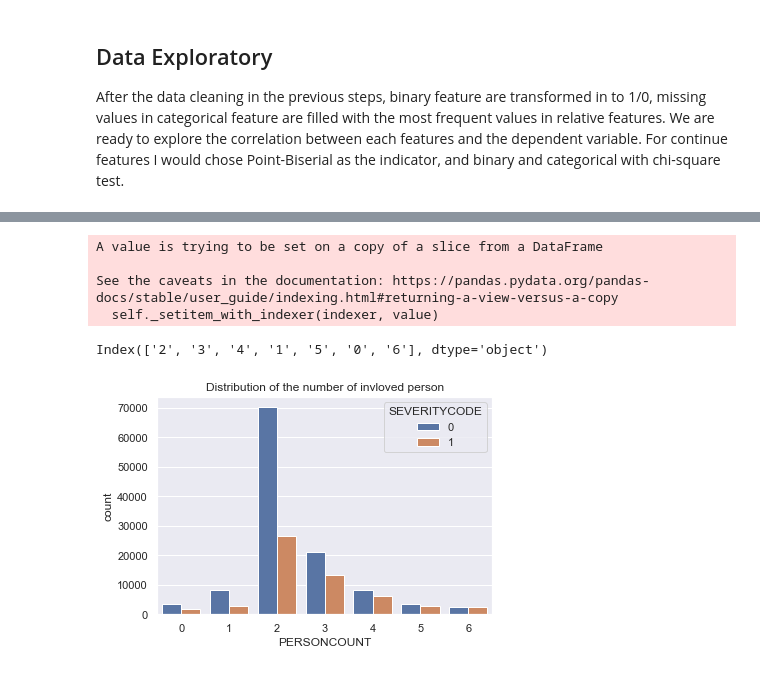
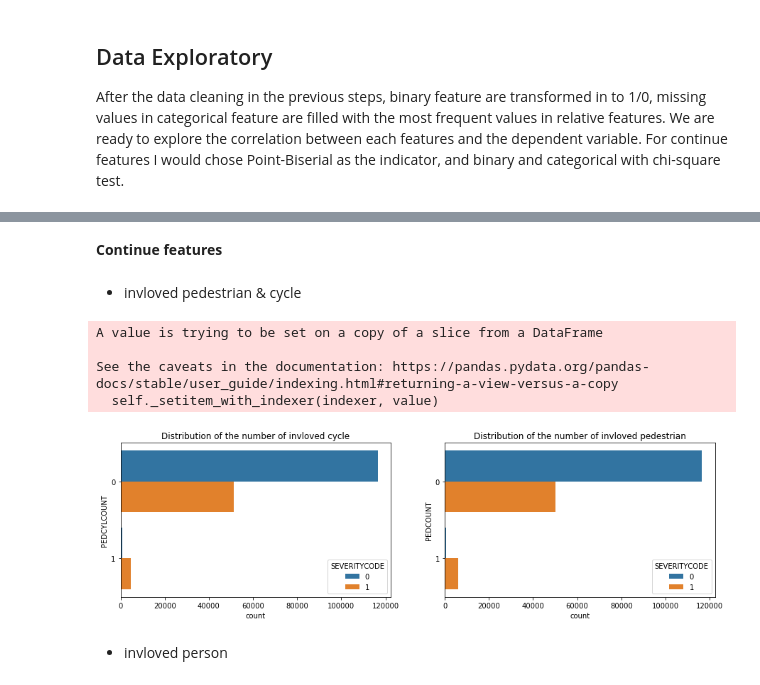
Before and after one commit to maxianren/Coursera_Capstone, a Jupyter notebook: capstone_project.ipynb, the cells around one changed output, grey strips where cells are left out. Saved outputs shown, nothing was run; the diff lists cells and outputs as text; code cells hidden in the pictures.

Commit message:
data exploratory done, ready for data modeling

```diff
--- a/capstone_project.ipynb
+++ b/capstone_project.ipynb
@@ -659,18 +616,36 @@ See the caveats in the documentation: https://pandas.pydata.org/pandas-docs/stab
-# %%
-df['PERSONCOUNT'].loc[df['PERSONCOUNT']>=6]=6
-df['PERSONCOUNT'].astype(str).value_counts().index
-# %% [output]
-A value is trying to be set on a copy of a slice from a DataFrame
-
-See the caveats in the documentation: https://pandas.pydata.org/pandas-docs/stable/user_guide/indexing.html#returning-a-view-versus-a-copy
-  self._setitem_with_indexer(indexer, value)
-Index(['2', '3', '4', '1', '5', '0', '6'], dtype='object')
-# %%
-ax_person_involved = sns.countplot(x="PERSONCOUNT",
-                                   hue='SEVERITYCODE',
-                                   data=df,
-                                   order=[0,1,2,3,4,5,6])\
-                        .set_title("Distribution of the number of invloved person")
-# %% [output]
-[figure, removed]
+# %% [markdown]
+**Continue features**
+# %% [markdown]
+- invloved pedestrian & cycle
+# %%
+df['PEDCYLCOUNT'].loc[df['PEDCYLCOUNT']>=2]=1
+df['PEDCOUNT'].loc[df['PEDCOUNT']>=2]=1
+
+fig_cycle_pedestrain = plt.figure(figsize=(15,4)) # create figure
+
+ax_cycle = fig_cycle_pedestrain.add_subplot(1, 2, 1) # add subplot 1 (1 row, 2 columns, first plot)
+ax_pedestrain = fig_cycle_pedestrain.add_subplot(1, 2, 2) # add subplot 2 (1 row, 2 columns, second plot). See tip below**
+
+
+ax_cycle = sns.countplot(y="PEDCYLCOUNT",
+                         hue='SEVERITYCODE',
+                         orient='h',
+                         data=df,
+                         ax=ax_cycle)\
+                .set_title("Distribution of the number of invloved cycle")
+
+
+ax_pedestrain = sns.countplot(y="PEDCOUNT",
+                              hue='SEVERITYCODE',
+                              data=df,
+                              ax=ax_pedestrain)\
+                    .set_title("Distribution of the number of invloved pedestrian")
+# %% [output]
+A value is trying to be set on a copy of a slice from a DataFrame
+
+See the caveats in the documentation: https://pandas.pydata.org/pandas-docs/stable/user_guide/indexing.html#returning-a-view-versus-a-copy
+  self._setitem_with_indexer(indexer, value)
+[figure, added]
+# %% [markdown]
+- invloved person
 # %%
```
Also changed, not shown: parts of 20 cells of this notebook.
